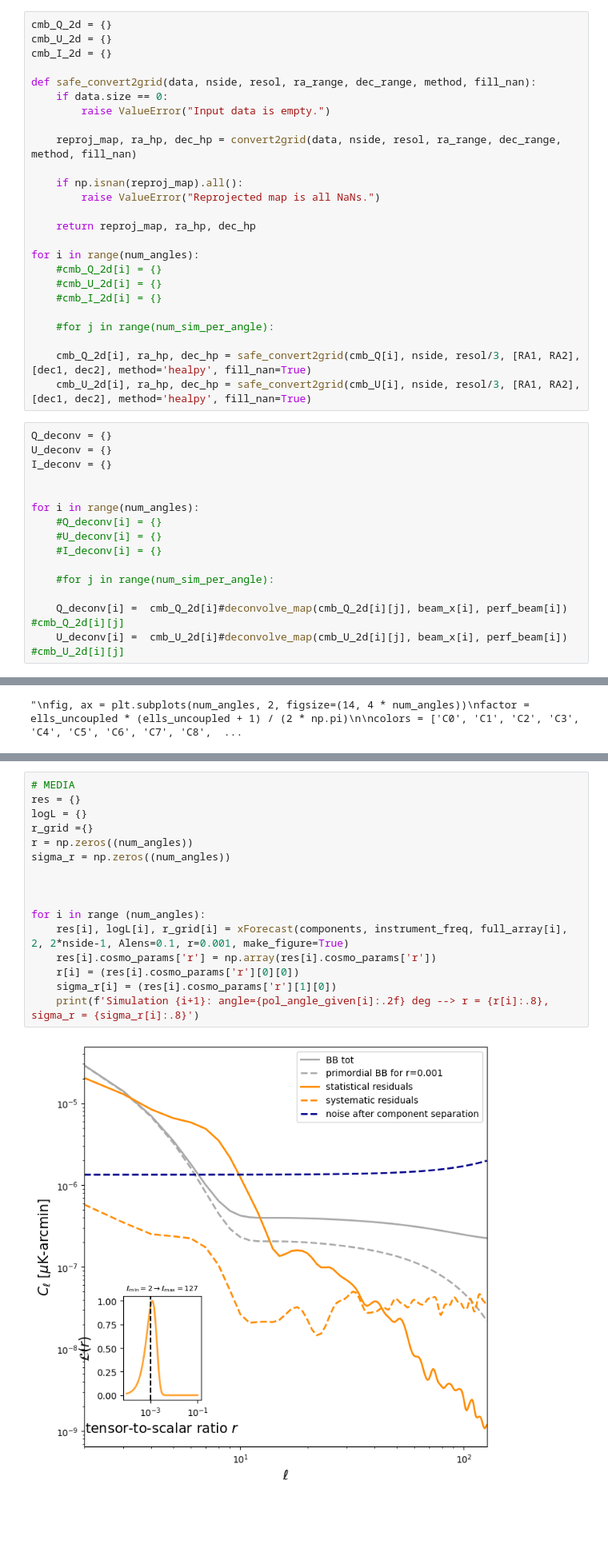
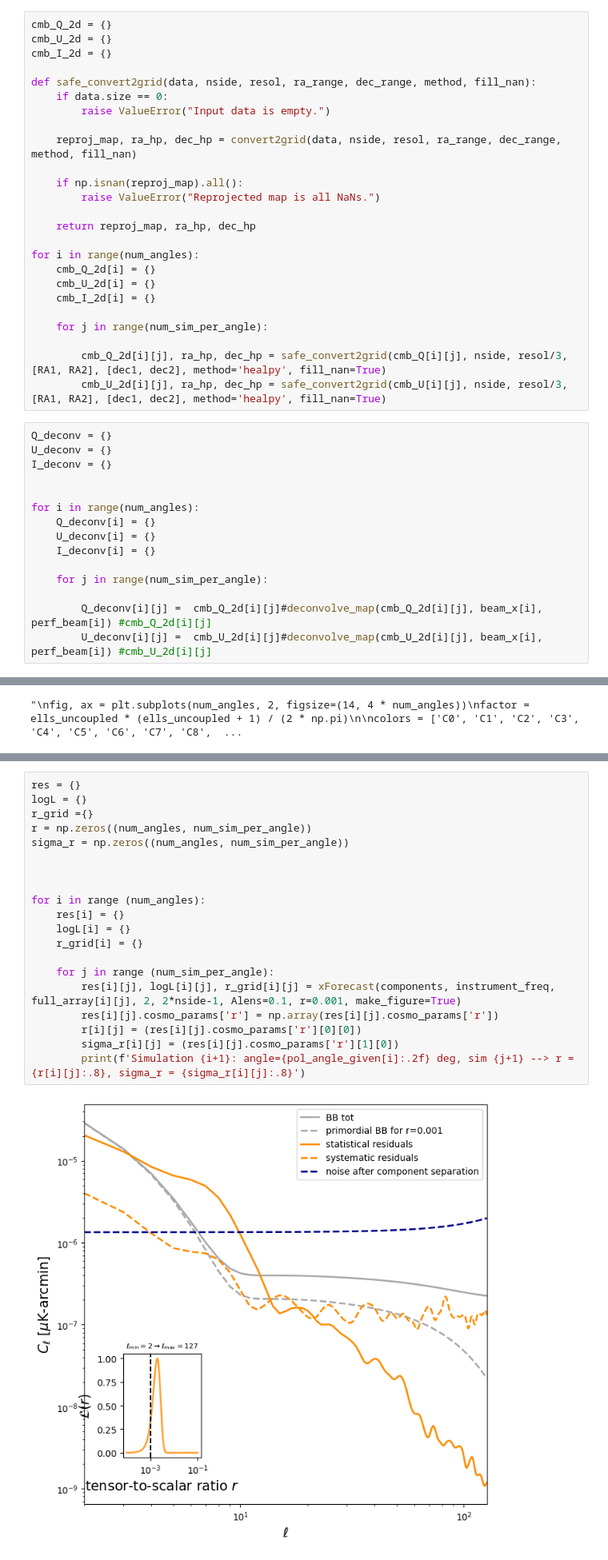
Before and after one commit to racheleguidettii/MastersThesis, a Jupyter notebook: PySMmaps/Patch_Angle.ipynb, the cells around one changed output, grey strips where cells are left out. Shown at 80% size. Drawn from its saved outputs; the diff is of its cells as text; blank space fills up the shorter version.

```diff
--- a/PySMmaps/Patch_Angle.ipynb
+++ b/PySMmaps/Patch_Angle.ipynb
@@ -478,14 +469,14 @@ def safe_convert2grid(data, nside, resol, ra_range, dec_range, method, fill_nan)
     return reproj_map, ra_hp, dec_hp
 
 for i in range(num_angles):
-    #cmb_Q_2d[i] = {}
-    #cmb_U_2d[i] = {}
-    #cmb_I_2d[i] = {}
+    cmb_Q_2d[i] = {}
+    cmb_U_2d[i] = {}
+    cmb_I_2d[i] = {}
 
-    #for j in range(num_sim_per_angle):
+    for j in range(num_sim_per_angle):
 
-    cmb_Q_2d[i], ra_hp, dec_hp = safe_convert2grid(cmb_Q[i], nside, resol/3, [RA1, RA2], [dec1, dec2], method='healpy', fill_nan=True)
-    cmb_U_2d[i], ra_hp, dec_hp = safe_convert2grid(cmb_U[i], nside, resol/3, [RA1, RA2], [dec1, dec2], method='healpy', fill_nan=True)
+        cmb_Q_2d[i][j], ra_hp, dec_hp = safe_convert2grid(cmb_Q[i][j], nside, resol/3, [RA1, RA2], [dec1, dec2], method='healpy', fill_nan=True)
+        cmb_U_2d[i][j], ra_hp, dec_hp = safe_convert2grid(cmb_U[i][j], nside, resol/3, [RA1, RA2], [dec1, dec2], method='healpy', fill_nan=True)
 # %%
 Q_deconv = {}
 U_deconv = {}
@@ -493,14 +484,14 @@ I_deconv = {}
 
 
 for i in range(num_angles):
-    #Q_deconv[i] = {}
-    #U_deconv[i] = {}
-    #I_deconv[i] = {}
+    Q_deconv[i] = {}
+    U_deconv[i] = {}
+    I_deconv[i] = {}
 
-    #for j in range(num_sim_per_angle):
+    for j in range(num_sim_per_angle):
 
-    Q_deconv[i] =  cmb_Q_2d[i]#deconvolve_map(cmb_Q_2d[i][j], beam_x[i], perf_beam[i]) #cmb_Q_2d[i][j]
-    U_deconv[i] =  cmb_U_2d[i]#deconvolve_map(cmb_U_2d[i][j], beam_x[i], perf_beam[i]) #cmb_U_2d[i][j]
+        Q_deconv[i][j] =  cmb_Q_2d[i][j]#deconvolve_map(cmb_Q_2d[i][j], beam_x[i], perf_beam[i]) #cmb_Q_2d[i][j]
+        U_deconv[i][j] =  cmb_U_2d[i][j]#deconvolve_map(cmb_U_2d[i][j], beam_x[i], perf_beam[i]) #cmb_U_2d[i][j]
 # %% [markdown]
 SONO UGUALI PERCHè NON HO DECONVOLUTO
 # %% [markdown]
@@ -973,20 +963,24 @@ def xForecast(components, instrument, d_fgs, lmin, lmax,
 
     return res, np.exp(-chi2), r_grid
 # %%
-# MEDIA
 res = {}
 logL = {}
 r_grid ={}
-r = np.zeros((num_angles))
-sigma_r = np.zeros((num_angles))
+r = np.zeros((num_angles, num_sim_per_angle))
+sigma_r = np.zeros((num_angles, num_sim_per_angle))
 
 
 
 for i in range (num_angles):
-    res[i], logL[i], r_grid[i] = xForecast(components, instrument_freq, full_array[i], 2, 2*nside-1, Alens=0.1, r=0.001, make_figure=True)
-    res[i].cosmo_params['r'] = np.array(res[i].cosmo_params['r'])
-    r[i] = (res[i].cosmo_params['r'][0][0])
-    sigma_r[i] = (res[i].cosmo_params['r'][1][0])
-    print(f'Simulation {i+1}: angle={pol_angle_given[i]:.2f} deg --> r = {r[i]:.8}, sigma_r = {sigma_r[i]:.8}')
+    res[i] = {}
+    logL[i] = {}
+    r_grid[i] = {}
+
+    for j in range (num_sim_per_angle):
+        res[i][j], logL[i][j], r_grid[i][j] = xForecast(components, instrument_freq, full_array[i][j], 2, 2*nside-1, Alens=0.1, r=0.001, make_figure=True)
+        res[i][j].cosmo_params['r'] = np.array(res[i][j].cosmo_params['r'])
+        r[i][j] = (res[i][j].cosmo_params['r'][0][0])
+        sigma_r[i][j] = (res[i][j].cosmo_params['r'][1][0])
+        print(f'Simulation {i+1}: angle={pol_angle_given[i]:.2f} deg, sim {j+1} --> r = {r[i][j]:.8}, sigma_r = {sigma_r[i][j]:.8}')
 # %% [output]
-[figure, old version]
+[figure, new version]
```
Also changed, not shown: parts of 22 cells of this notebook.
